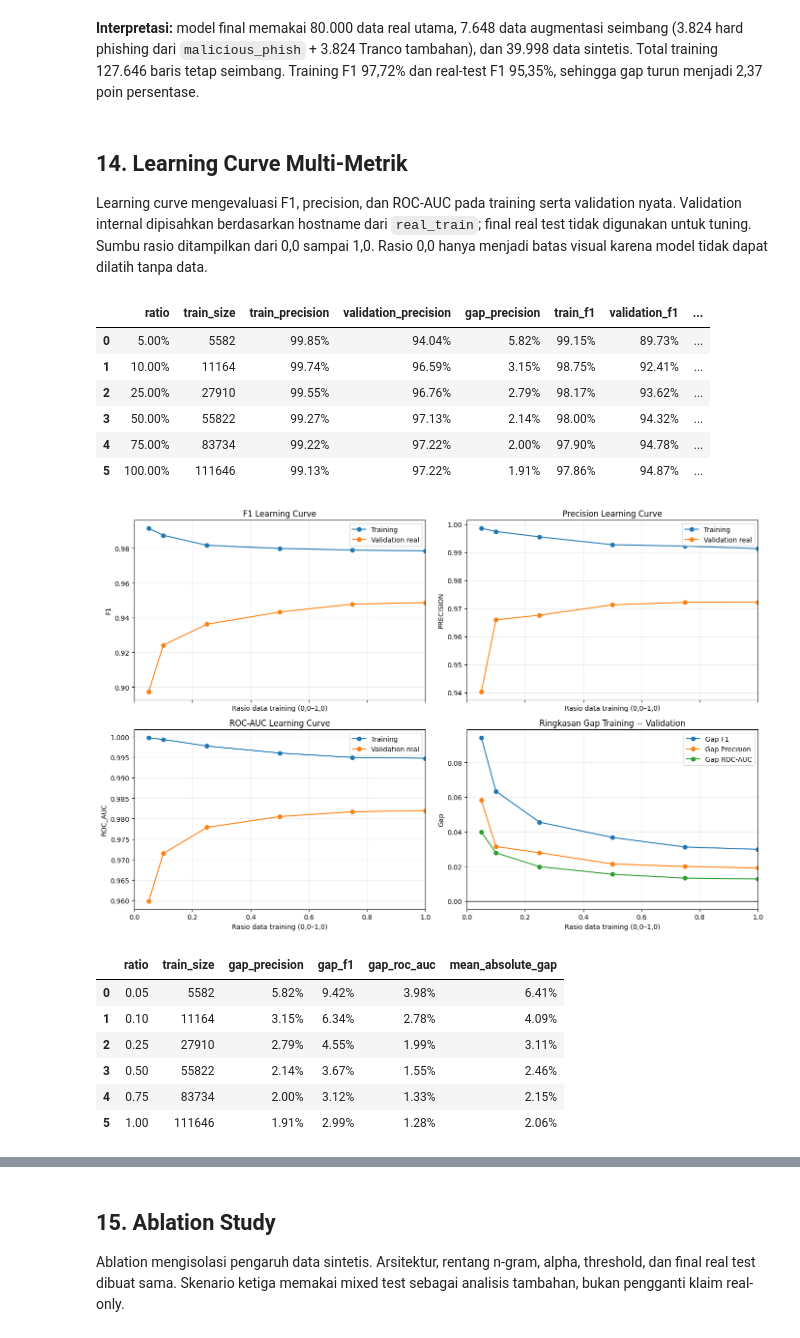
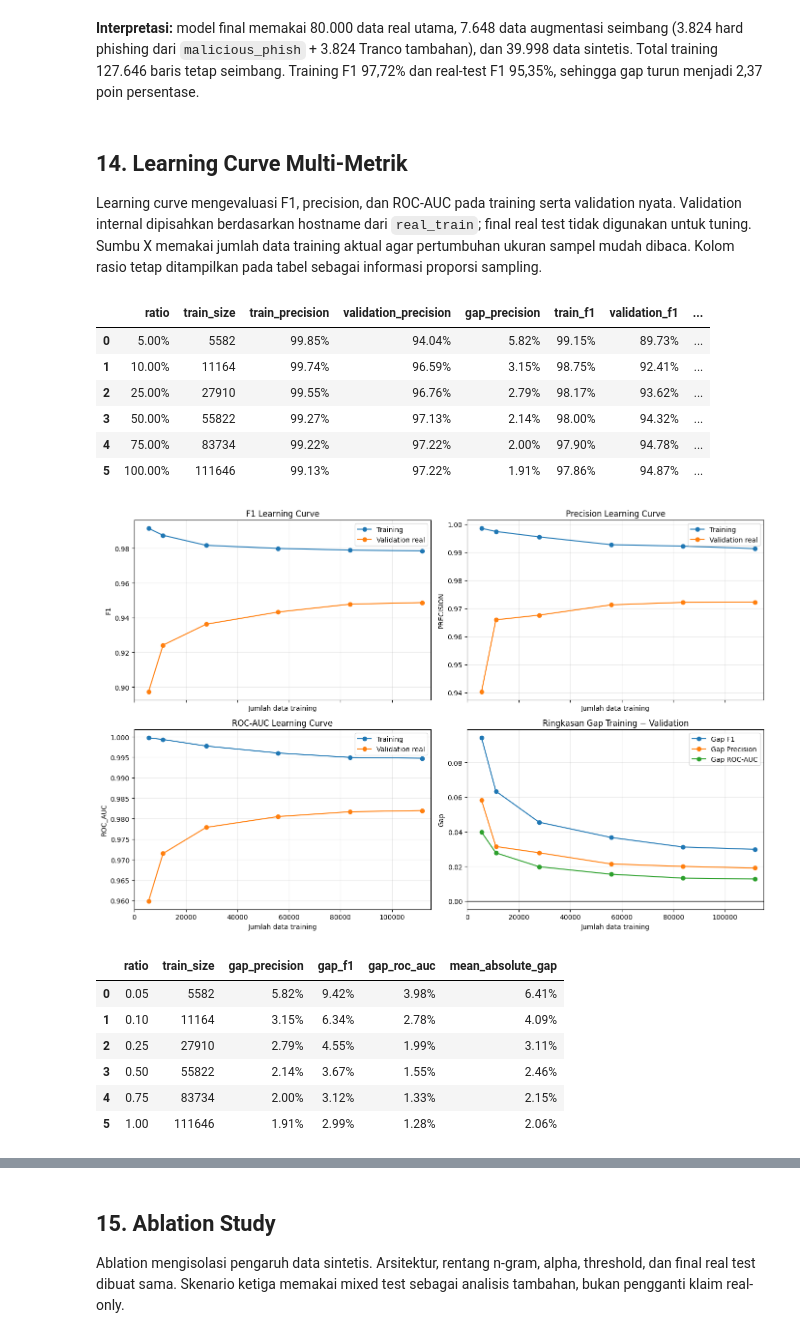
Before and after one commit to gumelarakhirul/NaiveBayes, a Jupyter notebook: Project_Final_NaiveBayes_Punycode_Balanced.ipynb, the cells around one changed output, grey strips where cells are left out. Saved outputs shown, nothing was run; the diff lists cells and outputs as text; code cells hidden in the pictures.

```diff
--- a/Project_Final_NaiveBayes_Punycode_Balanced.ipynb
+++ b/Project_Final_NaiveBayes_Punycode_Balanced.ipynb
@@ -875,7 +875,7 @@ loaded["name"],loaded["training"],loaded["metrics"]
 # %% [markdown]
 ## 14. Learning Curve Multi-Metrik
 
-Learning curve mengevaluasi F1, precision, dan ROC-AUC pada training serta validation nyata. Validation internal dipisahkan berdasarkan hostname dari `real_train`; final real test tidak digunakan untuk tuning. Sumbu rasio ditampilkan dari 0,0 sampai 1,0. Rasio 0,0 hanya menjadi batas visual karena model tidak dapat dilatih tanpa data.
+Learning curve mengevaluasi F1, precision, dan ROC-AUC pada training serta validation nyata. Validation internal dipisahkan berdasarkan hostname dari `real_train`; final real test tidak digunakan untuk tuning. Sumbu X memakai jumlah data training aktual agar pertumbuhan ukuran sampel mudah dibaca. Kolom rasio tetap ditampilkan pada tabel sebagai informasi proporsi sampling.
 # %%
 # Development split hostname-disjoint; final test tidak disentuh.
 lc_train_parts,lc_val_parts=[],[]
@@ -927,42 +927,44 @@ display(learning_curve_results[["ratio","train_size","train_precision",
 
 fig,axes=plt.subplots(2,2,figsize=(14,9),sharex=True)
 panels=[("f1","F1 Learning Curve"),("precision","Precision Learning Curve"),
         ("roc_auc","ROC-AUC Learning Curve")]
 for ax,(metric,title) in zip(axes.flat[:3],panels):
-    ax.plot(learning_curve_results.ratio,learning_curve_results[f"train_{metric}"],
+    ax.plot(learning_curve_results.train_size,learning_curve_results[f"train_{metric}"],
             marker="o",label="Training")
-    ax.plot(learning_curve_results.ratio,learning_curve_results[f"validation_{metric}"],
+    ax.plot(learning_curve_results.train_size,learning_curve_results[f"validation_{metric}"],
             marker="o",label="Validation real")
-    ax.set_title(title); ax.set_ylabel(metric.upper()); ax.set_xlim(0,1)
-    ax.set_xticks(np.linspace(0,1,6)); ax.grid(alpha=.25); ax.legend()
+    ax.set_title(title); ax.set_ylabel(metric.upper())
+    ax.set_xlim(0,learning_curve_results.train_size.max()*1.03); ax.grid(alpha=.25); ax.legend()
 
 gap_ax=axes.flat[3]
 for metric,label in [("f1","Gap F1"),("precision","Gap Precision"),
                      ("roc_auc","Gap ROC-AUC")]:
-    gap_ax.plot(learning_curve_results.ratio,
+    gap_ax.plot(learning_curve_results.train_size,
                 learning_curve_results[f"gap_{metric}"],marker="o",label=label)
 gap_ax.axhline(0,color="black",linewidth=1)
 gap_ax.set_title("Ringkasan Gap Training − Validation")
-gap_ax.set_ylabel("Gap"); gap_ax.set_xlim(0,1)
-gap_ax.set_xticks(np.linspace(0,1,6)); gap_ax.grid(alpha=.25); gap_ax.legend()
-for ax in axes.flat: ax.set_xlabel("Rasio data training (0,0–1,0)")
+gap_ax.set_ylabel("Gap"); gap_ax.set_xlim(0,learning_curve_results.train_size.max()*1.03)
+gap_ax.grid(alpha=.25); gap_ax.legend()
+for ax in axes.flat:
+    ax.set_xlabel("Jumlah data training")
+    ax.ticklabel_format(style="plain",axis="x")
 plt.tight_layout(); plt.show()
 
 gap_summary=learning_curve_results[["ratio","train_size","gap_precision",
                                     "gap_f1","gap_roc_auc"]].copy()
 gap_summary["mean_absolute_gap"]=gap_summary[["gap_precision","gap_f1",
                                                "gap_roc_auc"]].abs().mean(axis=1)
 display(gap_summary.style.format({"ratio":"{:.2f}","gap_precision":"{:.2%}",
     "gap_f1":"{:.2%}","gap_roc_auc":"{:.2%}","mean_absolute_gap":"{:.2%}"}))
 # %% [output]
 |  | ratio | train_size | train_precision | validation_precision | gap_precision | train_f1 | validation_f1 | ... |
 | 0 | 5.00% | 5582 | 99.85% | 94.04% | 5.82% | 99.15% | 89.73% | ... |
 | 1 | 10.00% | 11164 | 99.74% | 96.59% | 3.15% | 98.75% | 92.41% | ... |
 | 2 | 25.00% | 27910 | 99.55% | 96.76% | 2.79% | 98.17% | 93.62% | ... |
 | 3 | 50.00% | 55822 | 99.27% | 97.13% | 2.14% | 98.00% | 94.32% | ... |
 | 4 | 75.00% | 83734 | 99.22% | 97.22% | 2.00% | 97.90% | 94.78% | ... |
 | 5 | 100.00% | 111646 | 99.13% | 97.22% | 1.91% | 97.86% | 94.87% | ... |
-[figure, old version]
+[figure, new version]
 |  | ratio | train_size | gap_precision | gap_f1 | gap_roc_auc | mean_absolute_gap |
 | 0 | 0.05 | 5582 | 5.82% | 9.42% | 3.98% | 6.41% |
 | 1 | 0.10 | 11164 | 3.15% | 6.34% | 2.78% | 4.09% |
```
Also changed, not shown: parts of 7 cells of this notebook, 2 other files.
